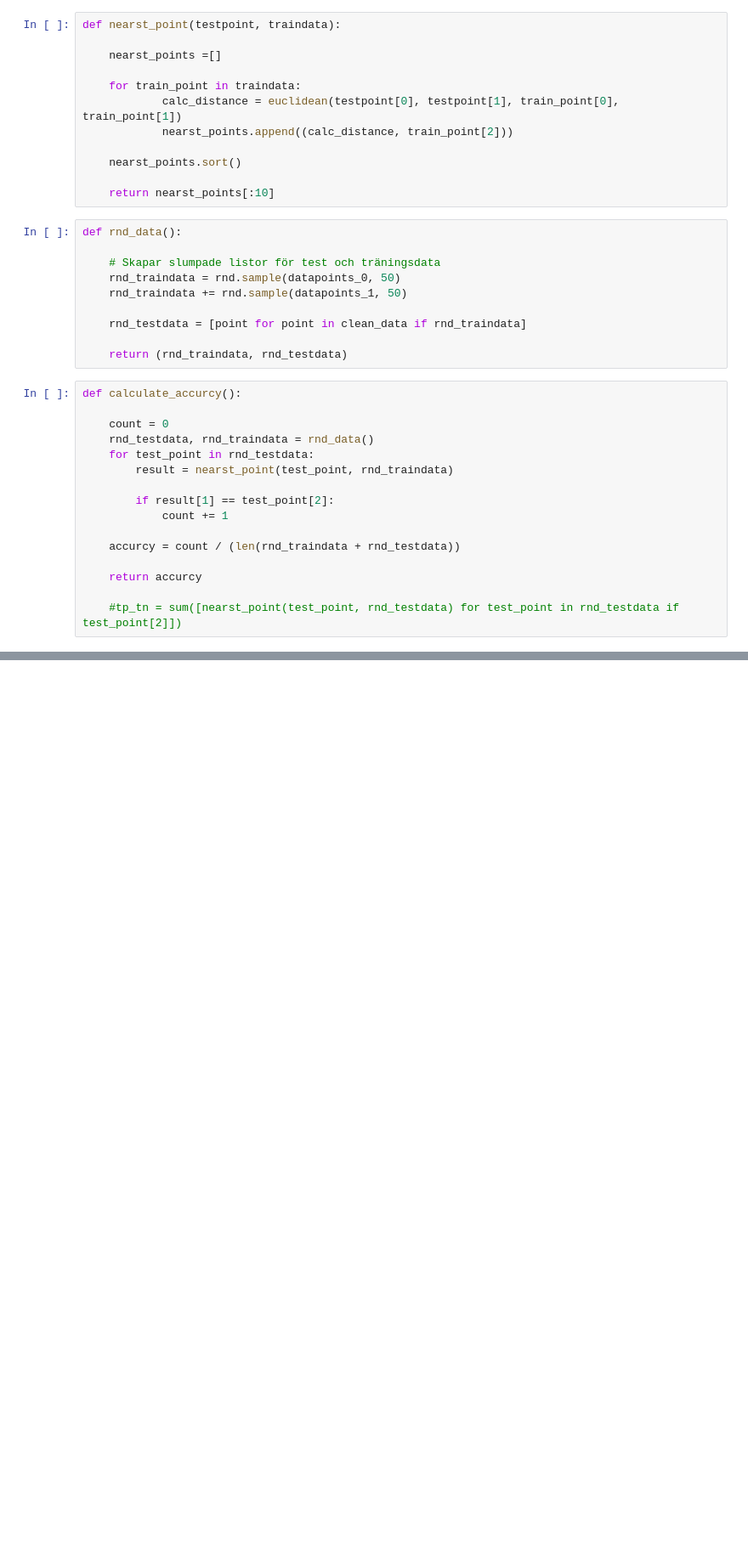
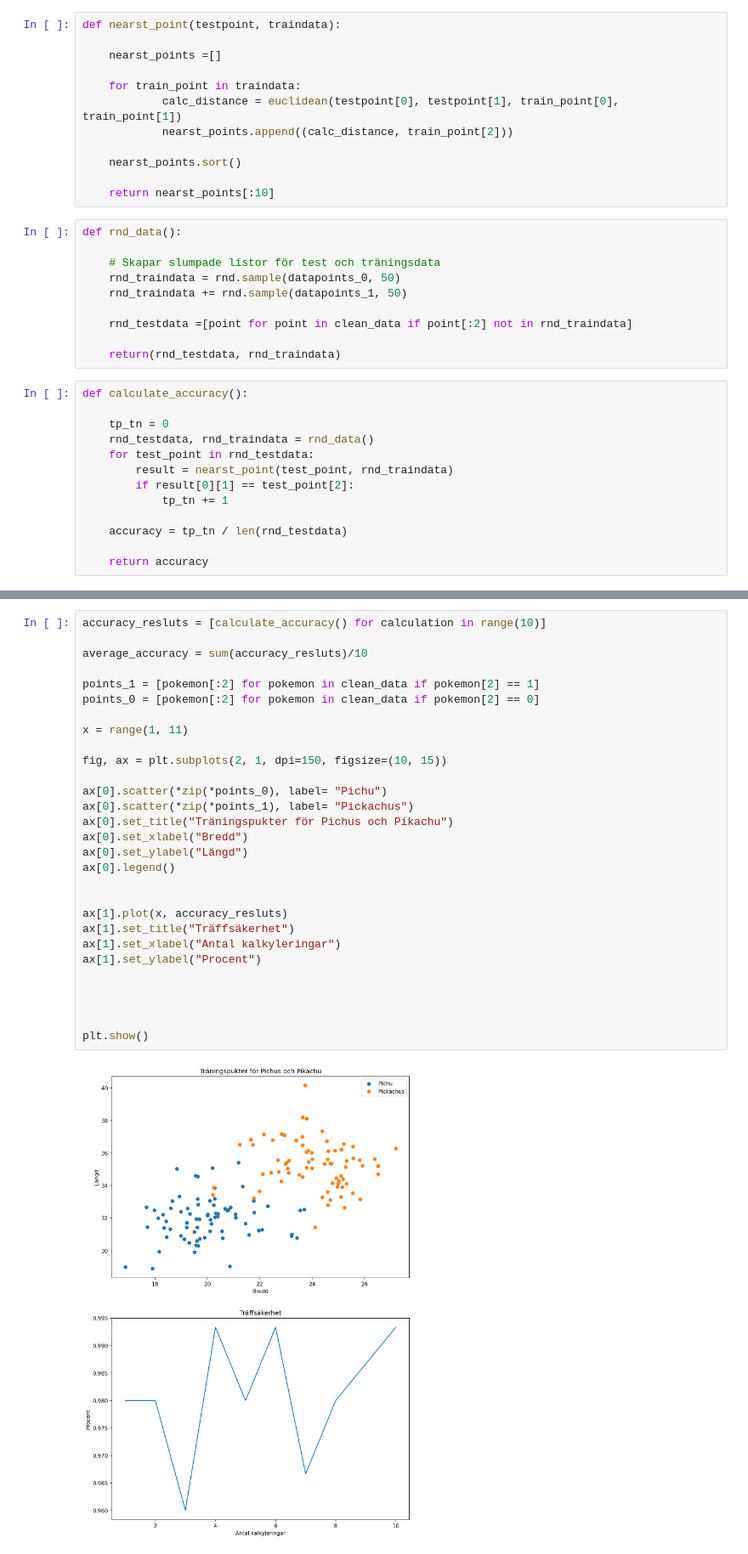
Before and after one commit to HanFredriksson/Python-programing-Hannes-Fredriksson, a Jupyter notebook: Labs/Labb2-Pichus-or-Pikachus-kodning.ipynb, the cells around one changed output, grey strips where cells are left out. Shown at 85% size. Drawn from its saved outputs; the diff is of its cells as text; blank space fills up the shorter version.

Commit message:
Börjat med plot och skrivit kod för träffsäkerhet o medelvärde för träffsäkerhet

```diff
--- a/Labs/Labb2-Pichus-or-Pikachus-kodning.ipynb
+++ b/Labs/Labb2-Pichus-or-Pikachus-kodning.ipynb
@@ -64,22 +64,19 @@ def rnd_data():
     rnd_traindata = rnd.sample(datapoints_0, 50)
     rnd_traindata += rnd.sample(datapoints_1, 50)
 
-    rnd_testdata = [point for point in clean_data if rnd_traindata]
+    rnd_testdata =[point for point in clean_data if point[:2] not in rnd_traindata]
 
-    return (rnd_traindata, rnd_testdata)
+    return(rnd_testdata, rnd_traindata)
 # %%
-def calculate_accurcy():
+def calculate_accuracy():
 
-    count = 0
+    tp_tn = 0
     rnd_testdata, rnd_traindata = rnd_data()
     for test_point in rnd_testdata:
         result = nearst_point(test_point, rnd_traindata)
+        if result[0][1] == test_point[2]:
+            tp_tn += 1
 
-        if result[1] == test_point[2]:
-            count += 1
+    accuracy = tp_tn / len(rnd_testdata)
 
-    accurcy = count / (len(rnd_traindata + rnd_testdata))
-
-    return accurcy
-
-    #tp_tn = sum([nearst_point(test_point, rnd_testdata) for test_point in rnd_testdata if test_point[2]])
+    return accuracy
@@ -118,0 +83,31 @@ Din valda punkt [56, 34] är en: Pikachu med 10 röster. Efter röstning av dom
+# %%
+accuracy_resluts = [calculate_accuracy() for calculation in range(10)]
+
+average_accuracy = sum(accuracy_resluts)/10
+
+points_1 = [pokemon[:2] for pokemon in clean_data if pokemon[2] == 1]
+points_0 = [pokemon[:2] for pokemon in clean_data if pokemon[2] == 0]
+
+x = range(1, 11)
+
+fig, ax = plt.subplots(2, 1, dpi=150, figsize=(10, 15))
+
+ax[0].scatter(*zip(*points_0), label= "Pichu")
+ax[0].scatter(*zip(*points_1), label= "Pickachus")
+ax[0].set_title("Träningspukter för Pichus och Pikachu")
+ax[0].set_xlabel("Bredd")
+ax[0].set_ylabel("Längd")
+ax[0].legend()
+
+
+ax[1].plot(x, accuracy_resluts)
+ax[1].set_title("Träffsäkerhet")
+ax[1].set_xlabel("Antal kalkyleringar")
+ax[1].set_ylabel("Procent")
+
+
+
+
+plt.show()
+# %% [output]
+[figure, added]
```
Also changed, not shown: parts of 1 cell of this notebook.
